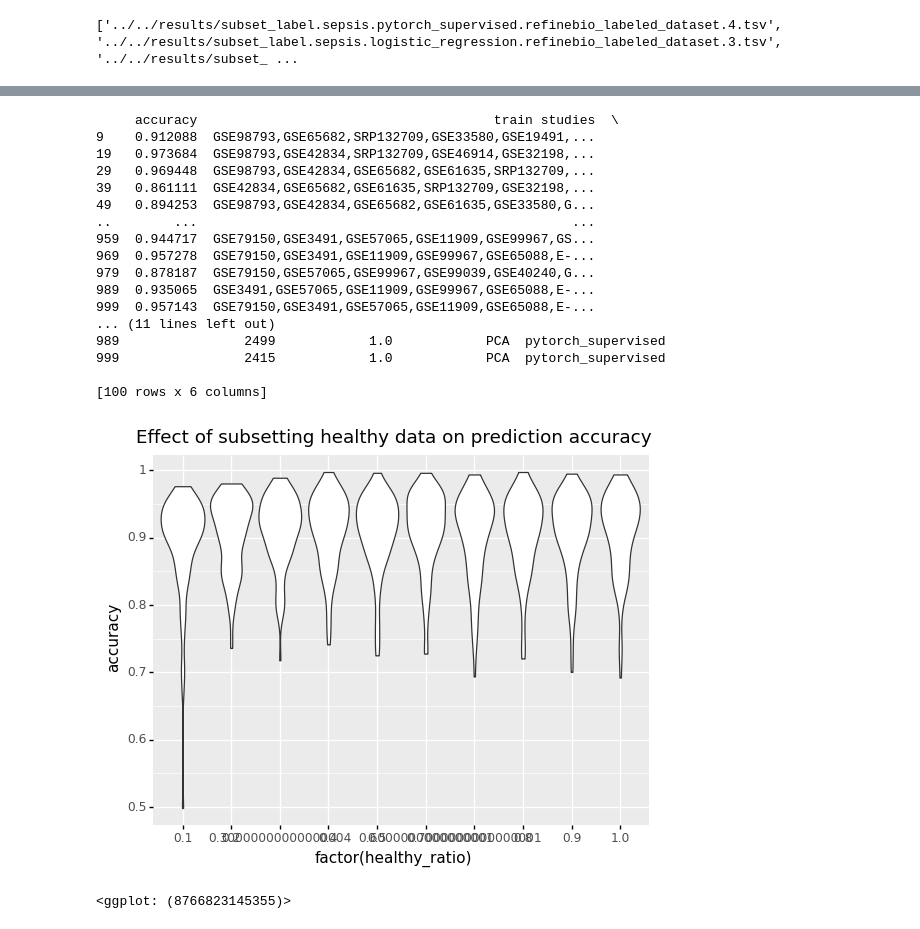
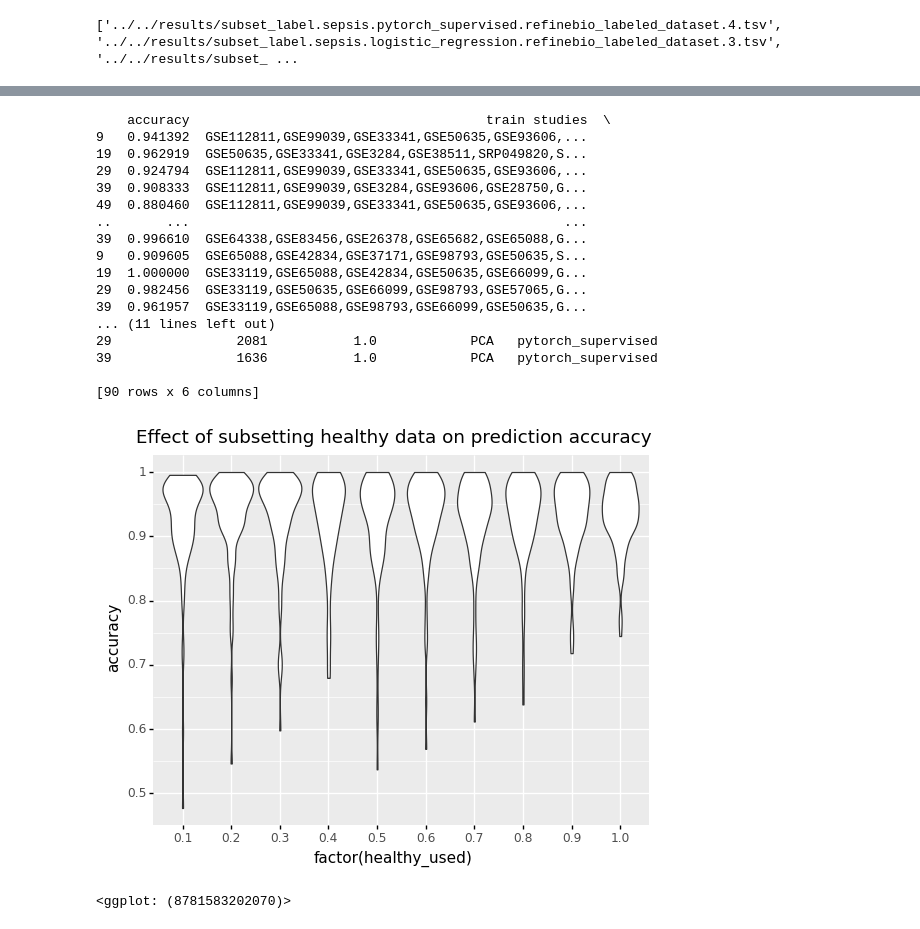
Before and after one commit to greenelab/linear_signal, a Jupyter notebook: notebook/analysis/benchmark_results.ipynb, the cells around one changed output, grey strips where cells are left out. Saved outputs shown, nothing was run; the diff lists cells and outputs as text; code cells hidden in the pictures.

Commit message:
Updated results notebook with new data

```diff
--- a/notebook/analysis/benchmark_results.ipynb
+++ b/notebook/analysis/benchmark_results.ipynb
@@ -141,7 +141,7 @@ print(plot)
 # %% [markdown]
 # Subsets of healthy labels
 # %%
-in_files = glob.glob('../../results/subset_label.*')
+in_files = glob.glob('../../results/subset_label.sepsis*')
 print(in_files[:5])
 # %% [output]
 ['../../results/subset_label.sepsis.pytorch_supervised.refinebio_labeled_dataset.4.tsv', '../../results/subset_label.sepsis.logistic_regression.refinebio_labeled_dataset.3.tsv', '../../results/subset_ ...
@@ -164,5 +164,8 @@ for path in in_files:
 
     sepsis_metrics = pd.concat([sepsis_metrics, new_df])
 
+sepsis_metrics = sepsis_metrics.rename({'fraction of healthy used': 'healthy_used'}, axis='columns')
+sepsis_metrics['healthy_used'] = sepsis_metrics['healthy_used'].round(1)
+
 sepsis_metrics
 # %% [output]
@@ -182,13 +184,0 @@ sepsis_metrics
-# %%
-# Temporary hack due to incorrect formatting in subset_label_prediction
-sepsis_metrics = sepsis_metrics.reset_index()
-rename_map = {'accuracy': 'train studies', 'train studies': 'train sample count',
-              'train sample count': 'healthy_ratio', 'index': 'accuracy'
-             }
-
-sepsis_metrics = sepsis_metrics.rename(rename_map, axis='columns')
-
-percents = np.resize((np.arange(10) + 1) * .1, 1000)
-sepsis_metrics['healthy_ratio'] = percents
-
-sepsis_metrics
@@ -209,28 +185,28 @@ sepsis_metrics
 # %%
-print(sepsis_metrics[sepsis_metrics['healthy_ratio'] == 1])
+print(sepsis_metrics[sepsis_metrics['healthy_used'] == 1])
 # %% [output]
-     accuracy                                      train studies  \
-9    0.912088  GSE98793,GSE65682,SRP132709,GSE33580,GSE19491,...
-19   0.973684  GSE98793,GSE42834,SRP132709,GSE46914,GSE32198,...
-29   0.969448  GSE98793,GSE42834,GSE65682,GSE61635,SRP132709,...
-39   0.861111  GSE42834,GSE65682,GSE61635,SRP132709,GSE32198,...
-49   0.894253  GSE98793,GSE42834,GSE65682,GSE61635,GSE33580,G...
-..        ...                                                ...
-959  0.944717  GSE79150,GSE3491,GSE57065,GSE11909,GSE99967,GS...
-969  0.957278  GSE79150,GSE3491,GSE11909,GSE99967,GSE65088,E-...
-979  0.878187  GSE79150,GSE57065,GSE99967,GSE99039,GSE40240,G...
-989  0.935065  GSE3491,GSE57065,GSE11909,GSE99967,GSE65088,E-...
-999  0.957143  GSE79150,GSE3491,GSE57065,GSE11909,GSE65088,E-...
+    accuracy                                      train studies  \
+9   0.941392  GSE112811,GSE99039,GSE33341,GSE50635,GSE93606,...
+19  0.962919  GSE50635,GSE33341,GSE3284,GSE38511,SRP049820,S...
+29  0.924794  GSE112811,GSE99039,GSE33341,GSE50635,GSE93606,...
+39  0.908333  GSE112811,GSE99039,GSE3284,GSE93606,GSE28750,G...
+49  0.880460  GSE112811,GSE99039,GSE33341,GSE50635,GSE93606,...
+..       ...                                                ...
+39  0.996610  GSE64338,GSE83456,GSE26378,GSE65682,GSE65088,G...
+9   0.909605  GSE65088,GSE42834,GSE37171,GSE98793,GSE50635,S...
+19  1.000000  GSE33119,GSE65088,GSE42834,GSE50635,GSE66099,G...
+29  0.982456  GSE33119,GSE50635,GSE66099,GSE98793,GSE57065,G...
+39  0.961957  GSE33119,GSE65088,GSE98793,GSE66099,GSE50635,G...
 ... (11 lines left out)
-989                2499            1.0            PCA  pytorch_supervised
-999                2415            1.0            PCA  pytorch_supervised
+29                2081           1.0            PCA   pytorch_supervised
+39                1636           1.0            PCA   pytorch_supervised
 
-[100 rows x 6 columns]
+[90 rows x 6 columns]
 # %%
-plot = ggplot(sepsis_metrics, aes(x='factor(healthy_ratio)', y='accuracy', ))
+plot = ggplot(sepsis_metrics, aes(x='factor(healthy_used)', y='accuracy', ))
 plot += geom_violin()
 plot += ggtitle('Effect of subsetting healthy data on prediction accuracy')
 print(plot)
 # %% [output]
-[figure, old version]
+[figure, new version]
-<ggplot: (8766823145355)>
+<ggplot: (8781583202070)>
```
Also changed, not shown: parts of 15 cells of this notebook.
